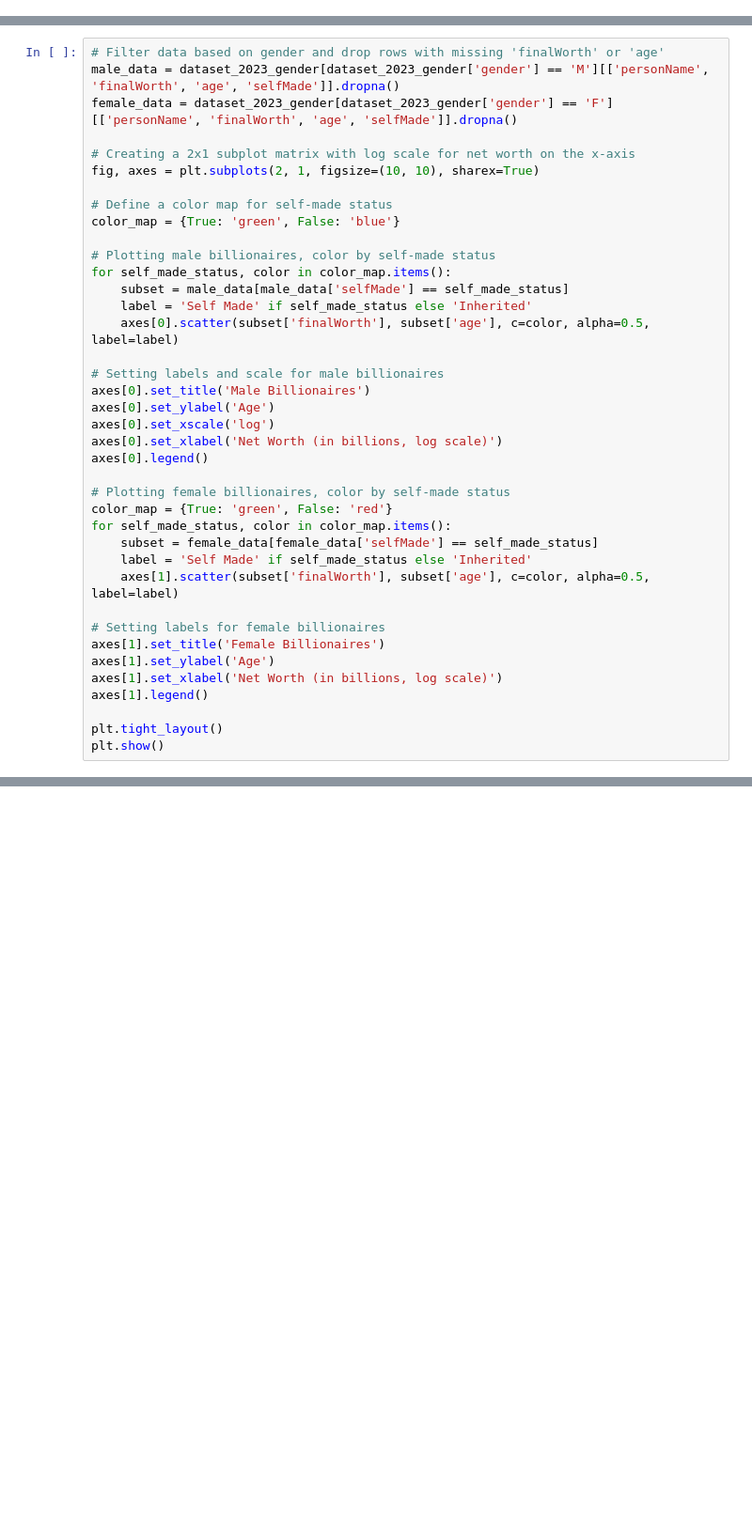
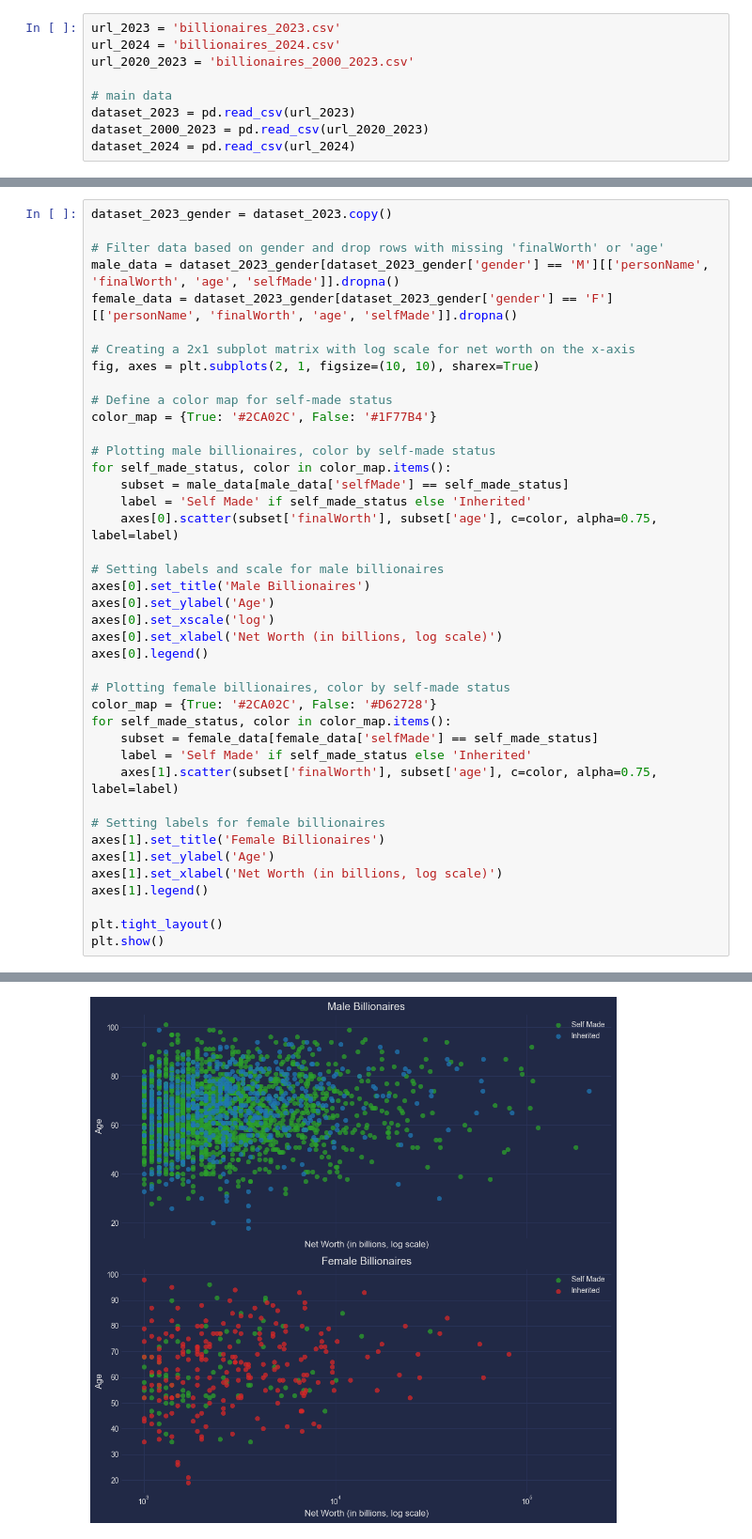
Before and after one commit to hcagatayyilmaz/data-literacy-extreme-wealth-analysis, a Jupyter notebook: data-literacy-project-extreme-wealth-analysis.ipynb, the cells around one changed output, grey strips where cells are left out. Shown at 94% size. Cells and saved outputs as stored; diff of their text form; blank space fills up the shorter version.

```diff
--- a/data-literacy-project-extreme-wealth-analysis.ipynb
+++ b/data-literacy-project-extreme-wealth-analysis.ipynb
@@ -317,0 +16,9 @@ NameError: name 'male_data' is not defined
+# %%
+url_2023 = 'billionaires_2023.csv'
+url_2024 = 'billionaires_2024.csv'
+url_2020_2023 = 'billionaires_2000_2023.csv'
+
+# main data
+dataset_2023 = pd.read_csv(url_2023)
+dataset_2000_2023 = pd.read_csv(url_2020_2023)
+dataset_2024 = pd.read_csv(url_2024)
@@ -318,4 +210,6 @@ NameError: name 'male_data' is not defined
 # %%
+dataset_2023_gender = dataset_2023.copy()
+
 # Filter data based on gender and drop rows with missing 'finalWorth' or 'age'
 male_data = dataset_2023_gender[dataset_2023_gender['gender'] == 'M'][['personName', 'finalWorth', 'age', 'selfMade']].dropna()
 female_data = dataset_2023_gender[dataset_2023_gender['gender'] == 'F'][['personName', 'finalWorth', 'age', 'selfMade']].dropna()
@@ -324,13 +218,13 @@ female_data = dataset_2023_gender[dataset_2023_gender['gender'] == 'F'][['person
 fig, axes = plt.subplots(2, 1, figsize=(10, 10), sharex=True)
 
 # Define a color map for self-made status
-color_map = {True: 'green', False: 'blue'}
+color_map = {True: '#2CA02C', False: '#1F77B4'}
 
 # Plotting male billionaires, color by self-made status
 for self_made_status, color in color_map.items():
     subset = male_data[male_data['selfMade'] == self_made_status]
     label = 'Self Made' if self_made_status else 'Inherited'
-    axes[0].scatter(subset['finalWorth'], subset['age'], c=color, alpha=0.5, label=label)
+    axes[0].scatter(subset['finalWorth'], subset['age'], c=color, alpha=0.75, label=label)
 
 # Setting labels and scale for male billionaires
 axes[0].set_title('Male Billionaires')
@@ -340,11 +234,11 @@ axes[0].set_xlabel('Net Worth (in billions, log scale)')
 axes[0].legend()
 
 # Plotting female billionaires, color by self-made status
-color_map = {True: 'green', False: 'red'}
+color_map = {True: '#2CA02C', False: '#D62728'}
 for self_made_status, color in color_map.items():
     subset = female_data[female_data['selfMade'] == self_made_status]
     label = 'Self Made' if self_made_status else 'Inherited'
-    axes[1].scatter(subset['finalWorth'], subset['age'], c=color, alpha=0.5, label=label)
+    axes[1].scatter(subset['finalWorth'], subset['age'], c=color, alpha=0.75, label=label)
 
 # Setting labels for female billionaires
 axes[1].set_title('Female Billionaires')
@@ -358,0 +252 @@ Error:
+[figure, added]
```
Also changed, not shown: parts of 21 cells of this notebook.
